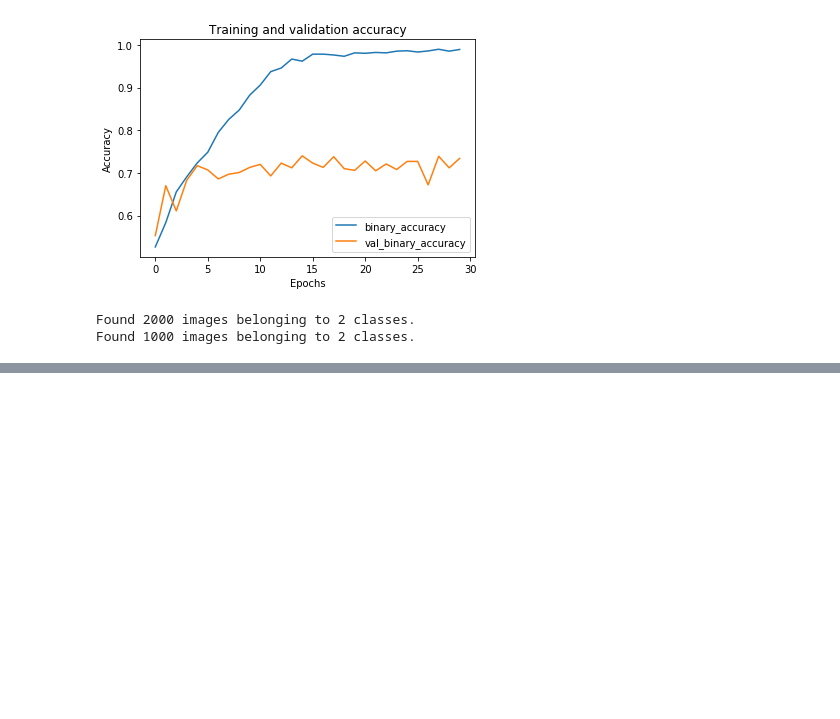
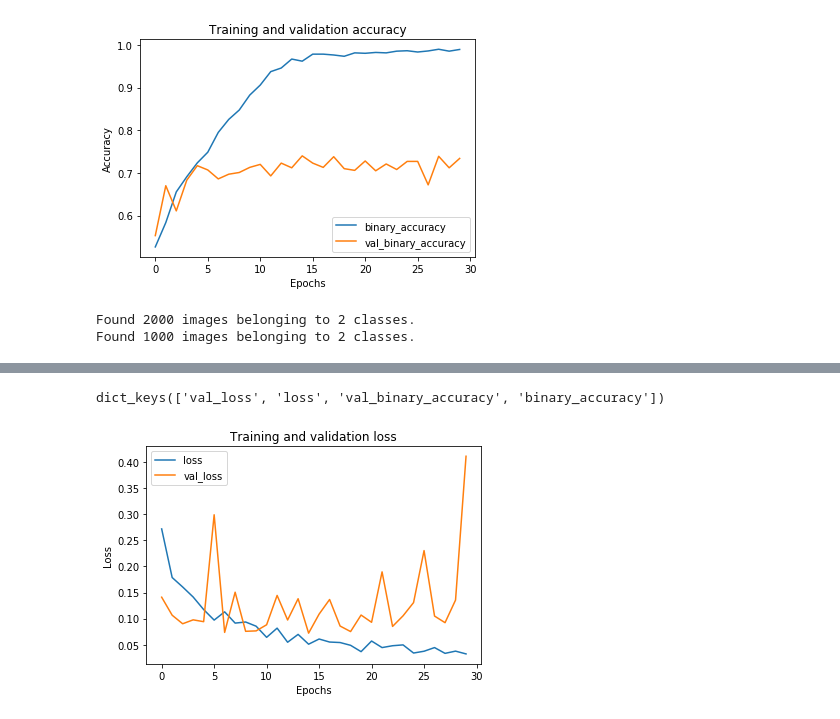
Before and after one commit to ng-kode/machine-learning-templates, a Jupyter notebook: Deep Learning/Classify-binary-image-cats-and-dogs.ipynb, the cells around one changed output, grey strips where cells are left out. Cells and saved outputs as stored; diff of their text form; code cells hidden in the pictures; blank space fills up the shorter version.

```diff
--- a/Deep Learning/Classify-binary-image-cats-and-dogs.ipynb
+++ b/Deep Learning/Classify-binary-image-cats-and-dogs.ipynb
@@ -315,0 +350,4 @@ model.save('cats_and_dogs_small_2.h5')
+# %%
+from keras.applications import VGG16
+
+conv_base = VGG16(include_top=False, weights='imagenet', input_shape=(image_height, image_width, 3))
@@ -315,0 +404,22 @@ model.save('cats_and_dogs_small_2.h5')
+# %%
+from keras import optimizers
+from keras import losses
+from keras import metrics
+
+model.compile(
+    optimizer=optimizers.RMSprop(lr=2e-5),
+    loss=losses.binary_crossentropy,
+    metrics=[metrics.binary_accuracy])
+# %%
+# train_generator and validation_generator are the data-augmented ones
+
+import math
+
+total_num_samples = len(os.listdir(train_cats_dir)) + len(os.listdir(train_dogs_dir))
+total_num_val_samples = len(os.listdir(validation_cats_dir)) + len(os.listdir(validation_dogs_dir))
+
+history = model.fit_generator(train_generator,
+                              steps_per_epoch=math.ceil(total_num_samples/batch_size),
+                              epochs=30,
+                              validation_data=validation_generator,
+                              validation_steps=math.ceil(total_num_val_samples/batch_size))
@@ -315,0 +446,17 @@ model.save('cats_and_dogs_small_2.h5')
+# %%
+history.history.keys()
+# %% [output]
+dict_keys(['val_loss', 'loss', 'val_binary_accuracy', 'binary_accuracy'])
+# %%
+import matplotlib.pyplot as plt
+%matplotlib inline
+
+plt.plot(history.epoch, history.history['loss'], label='loss')
+plt.plot(history.epoch, history.history['val_loss'], label='val_loss')
+plt.title('Training and validation loss')
+plt.xlabel('Epochs')
+plt.ylabel('Loss')
+plt.legend()
+plt.show()
+# %% [output]
+[figure, added]
```
Also changed, not shown: parts of 11 cells of this notebook, 3 other files.
